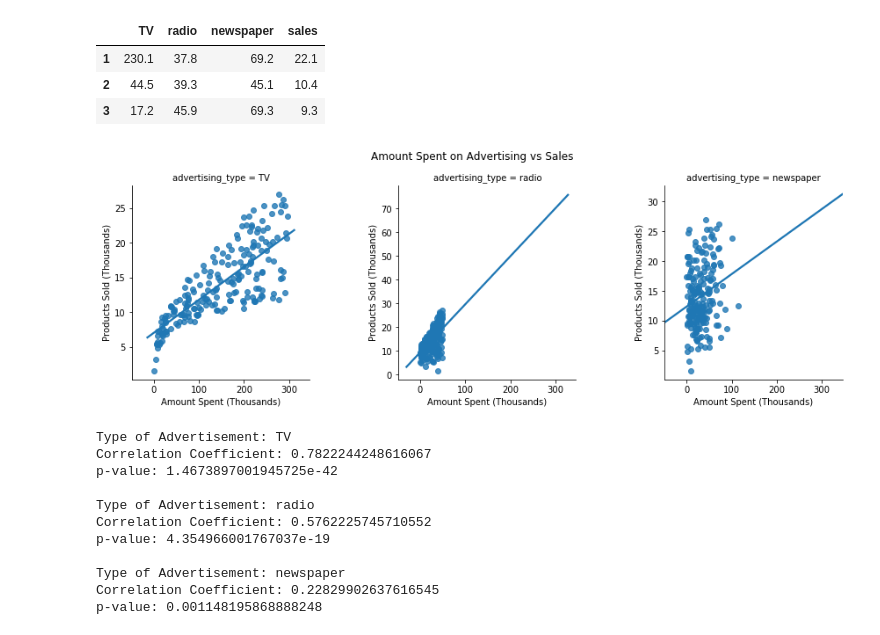
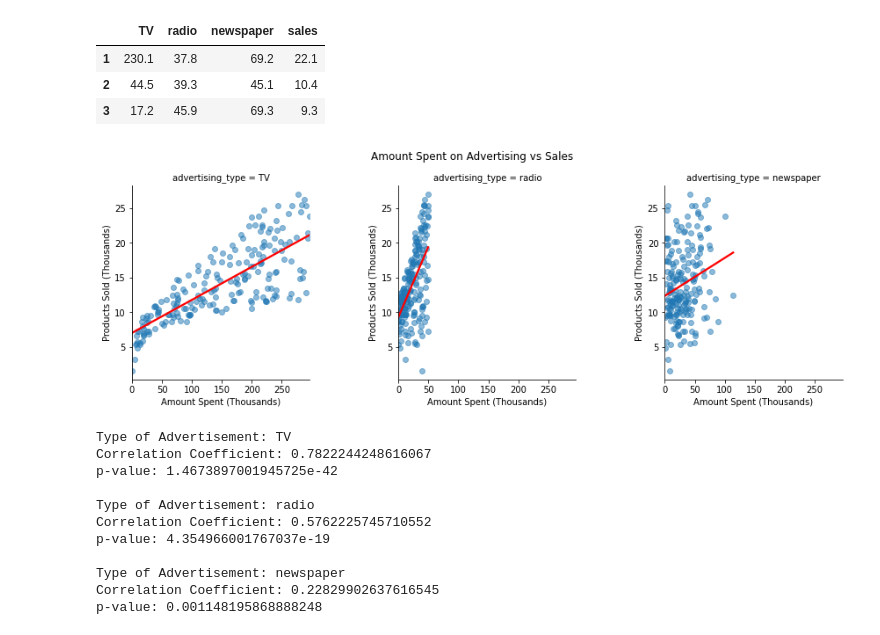
Before and after one commit to ys-lin14/statistical-learning, a Jupyter notebook: 3_linear_regression.ipynb, the cells around one changed output. Saved outputs shown, nothing was run; the diff lists cells and outputs as text; code cells hidden in the pictures.

Commit message:
change facetgrid line color to red, scatter alpha to 0.5

```diff
--- a/3_linear_regression.ipynb
+++ b/3_linear_regression.ipynb
@@ -28,17 +28,24 @@ advertising_data_long = pd.melt(
 # %%
 sales_grid = sns.FacetGrid(
     advertising_data_long,
     col='advertising_type',
     # sharex=False,
     sharey=False,
     height=4
 )
-sales_grid = sales_grid.map(sns.regplot, 'amount_spent', 'sales', ci=False)
+sales_grid = sales_grid.map(
+    sns.regplot,
+    'amount_spent',
+    'sales',
+    scatter_kws={'alpha': 0.5},
+    line_kws={'color': 'red'},
+    ci=False
+)
 sales_grid.set(xlabel='Amount Spent (Thousands)', ylabel='Products Sold (Thousands)')
 
 plt.suptitle('Amount Spent on Advertising vs Sales', y=1.05)
 plt.subplots_adjust(wspace=0.5)
 plt.show()
 # %% [output]
-[figure, old version]
+[figure, new version]
 # %%
```
Also changed, not shown: parts of 3 cells of this notebook.
